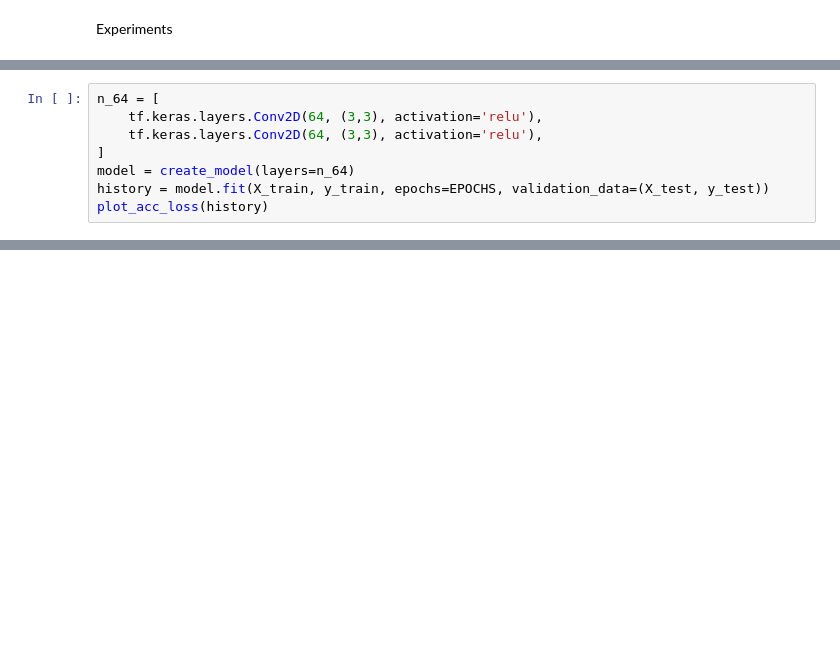
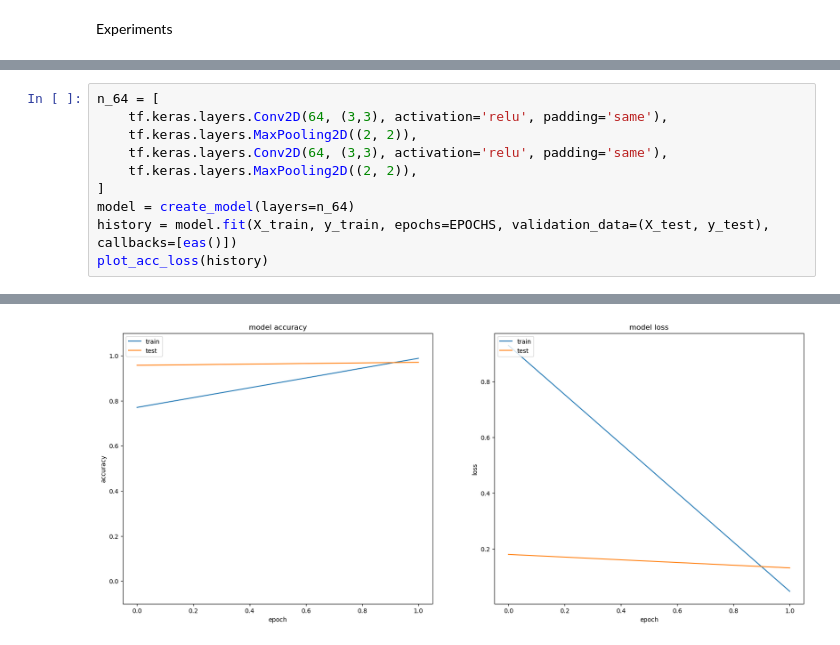
Before and after one commit to alexbejann/frisian-runes-recognition, a Jupyter notebook: MLBD-Assignment2/Part_2_CNN.ipynb, the cells around one changed output, grey strips where cells are left out. Drawn from its saved outputs; the diff is of its cells as text; blank space fills up the shorter version.

```diff
--- a/MLBD-Assignment2/Part_2_CNN.ipynb
+++ b/MLBD-Assignment2/Part_2_CNN.ipynb
@@ -394,8 +328,11 @@ ValueError: Failed to convert a NumPy array to a Tensor (Unsupported object type
 # %%
 n_64 = [
-    tf.keras.layers.Conv2D(64, (3,3), activation='relu'),
-    tf.keras.layers.Conv2D(64, (3,3), activation='relu'),
+    tf.keras.layers.Conv2D(64, (3,3), activation='relu', padding='same'),
+    tf.keras.layers.MaxPooling2D((2, 2)),
+    tf.keras.layers.Conv2D(64, (3,3), activation='relu', padding='same'),
+    tf.keras.layers.MaxPooling2D((2, 2)),
 ]
 model = create_model(layers=n_64)
-history = model.fit(X_train, y_train, epochs=EPOCHS, validation_data=(X_test, y_test))
+history = model.fit(X_train, y_train, epochs=EPOCHS, validation_data=(X_test, y_test), callbacks=[eas()])
 plot_acc_loss(history)
+# %% [output]
@@ -402,3 +343,4 @@ plot_acc_loss(history)
+[figure, added]
 # %%
 n_32_64 = [
     tf.keras.layers.Conv2D(32, (3,3), activation='relu'),
```
Also changed, not shown: parts of 32 cells of this notebook.
